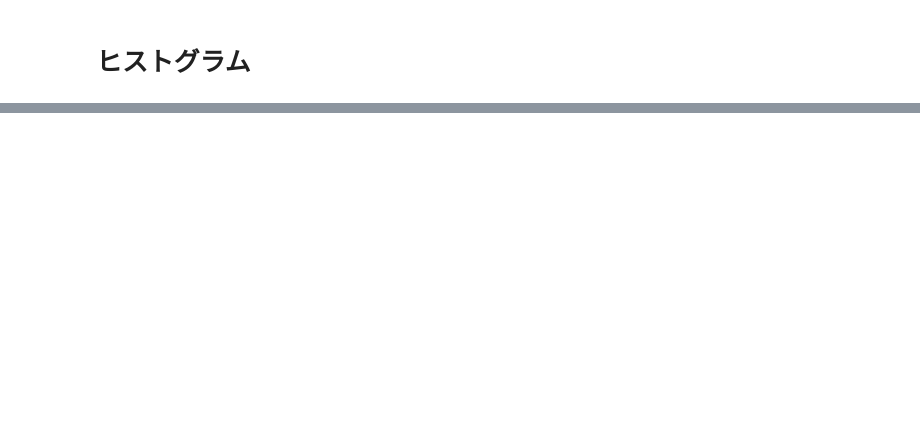
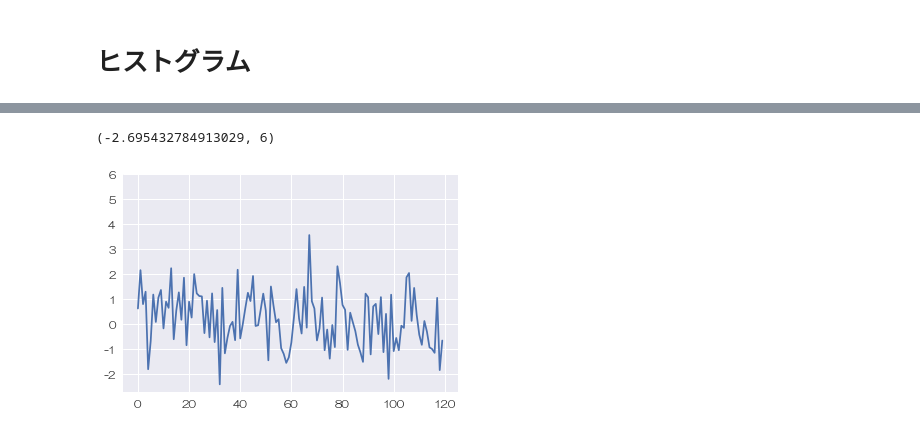
Before and after one commit to kyatasshi/Matplotlib, a Jupyter notebook: Matplotlib.ipynb, the cells around one changed output, grey strips where cells are left out. Cells and saved outputs as stored; diff of their text form; code cells hidden in the pictures; blank space fills up the shorter version.

```diff
--- a/Matplotlib.ipynb
+++ b/Matplotlib.ipynb
@@ -77,0 +99,9 @@ h = ax.hist(x, bins='auto', histtype='step')
+# %%
+x = np.random.randn(120)
+
+fig, ax = plt.subplots()
+ax.plot(x)
+ax.set_ylim(top=6)
+# %% [output]
+(-2.695432784913029, 6)
+[figure, added]
```
Also changed, not shown: parts of 18 cells of this notebook.
